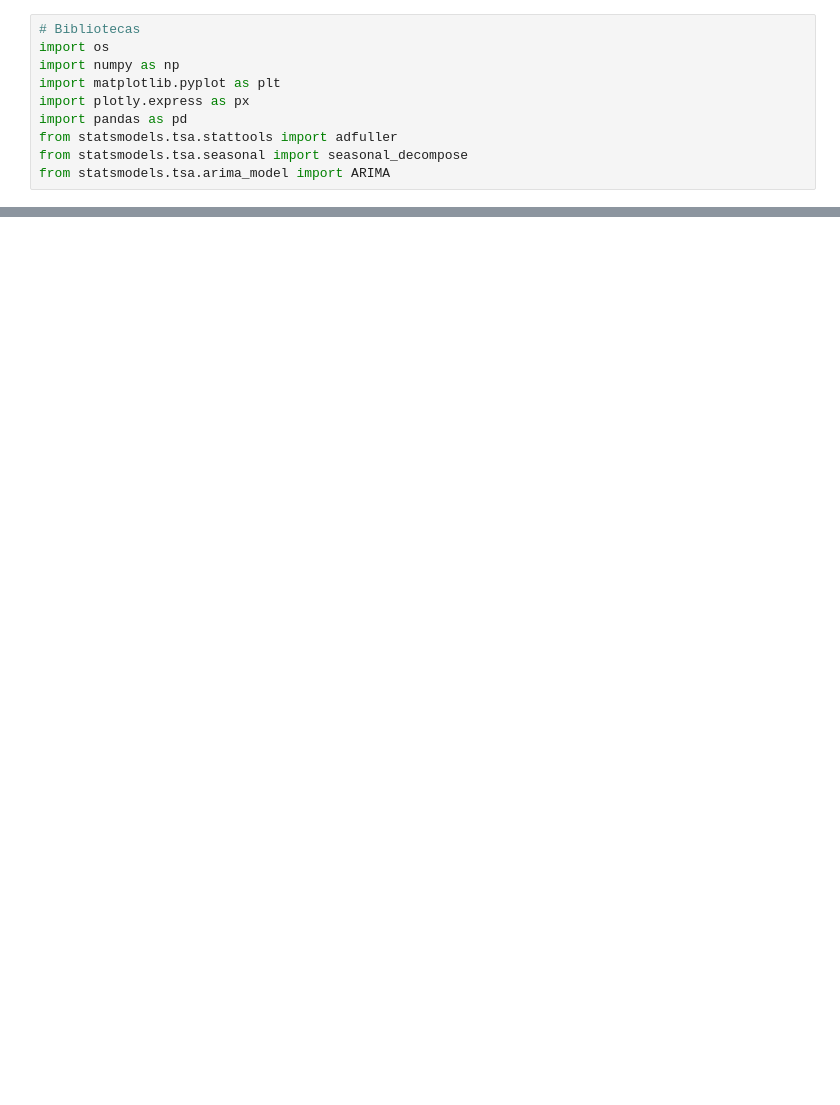
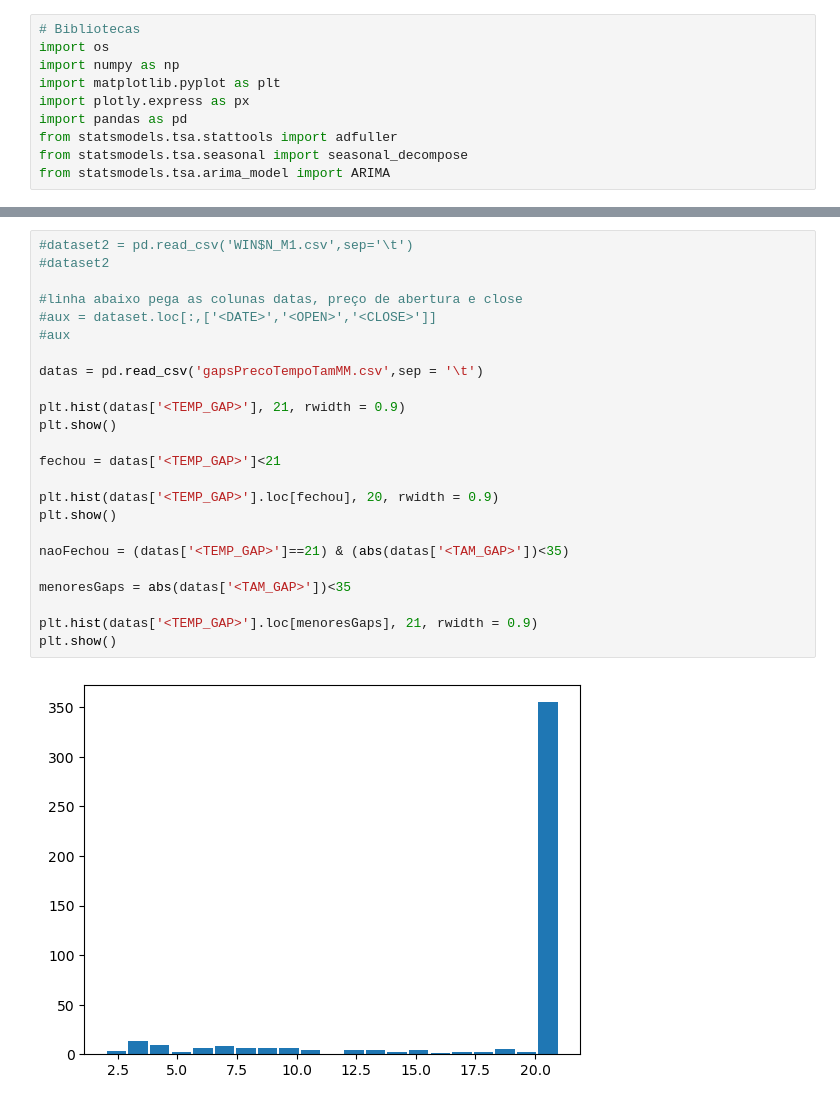
Before and after one commit to vitoriamj/machine-learning-datascience, a Jupyter notebook: BotMF/BotDS.ipynb, the cells around one changed output, grey strips where cells are left out. Saved outputs shown, nothing was run; the diff lists cells and outputs as text; blank space fills up the shorter version.

```diff
--- a/BotMF/BotDS.ipynb
+++ b/BotMF/BotDS.ipynb
@@ -71,0 +60,26 @@ for ind in gaps.index:
+# %%
+#dataset2 = pd.read_csv('WIN$N_M1.csv',sep='\t')
+#dataset2
+
+#linha abaixo pega as colunas datas, preço de abertura e close
+#aux = dataset.loc[:,['<DATE>','<OPEN>','<CLOSE>']]
+#aux
+
+datas = pd.read_csv('gapsPrecoTempoTamMM.csv',sep = '\t')
+
+plt.hist(datas['<TEMP_GAP>'], 21, rwidth = 0.9)
+plt.show()
+
+fechou = datas['<TEMP_GAP>']<21
+
+plt.hist(datas['<TEMP_GAP>'].loc[fechou], 20, rwidth = 0.9)
+plt.show()
+
+naoFechou = (datas['<TEMP_GAP>']==21) & (abs(datas['<TAM_GAP>'])<35)
+
+menoresGaps = abs(datas['<TAM_GAP>'])<35
+
+plt.hist(datas['<TEMP_GAP>'].loc[menoresGaps], 21, rwidth = 0.9)
+plt.show()
+# %% [output]
+[figure, added]
```
Also changed, not shown: parts of 4 cells of this notebook, 14 other files.
